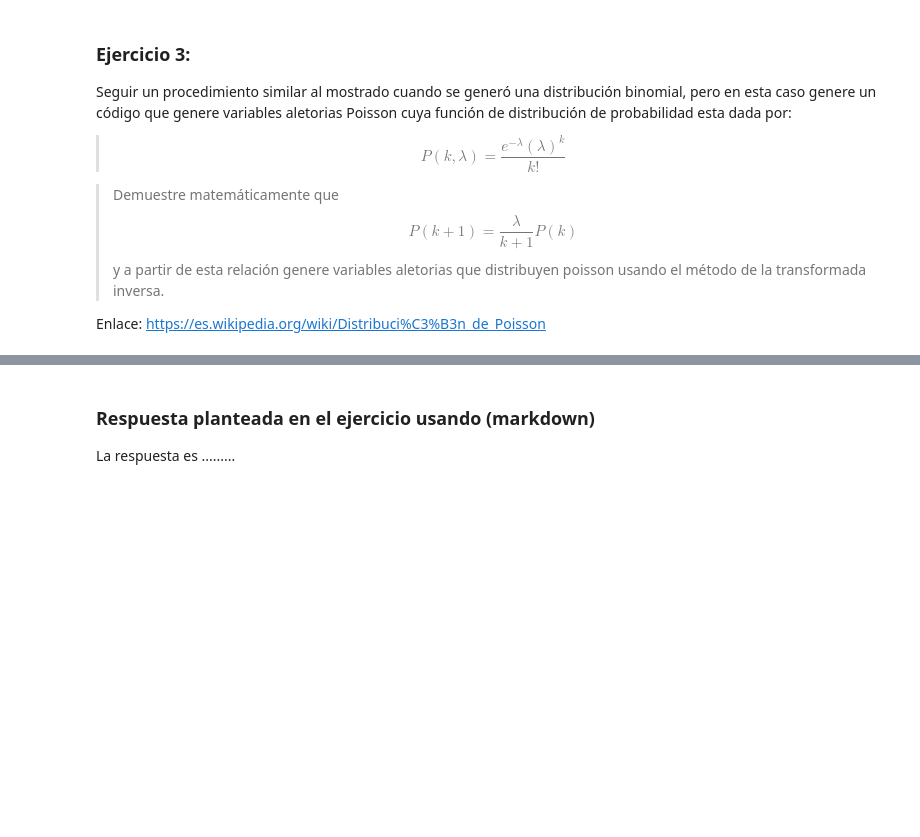
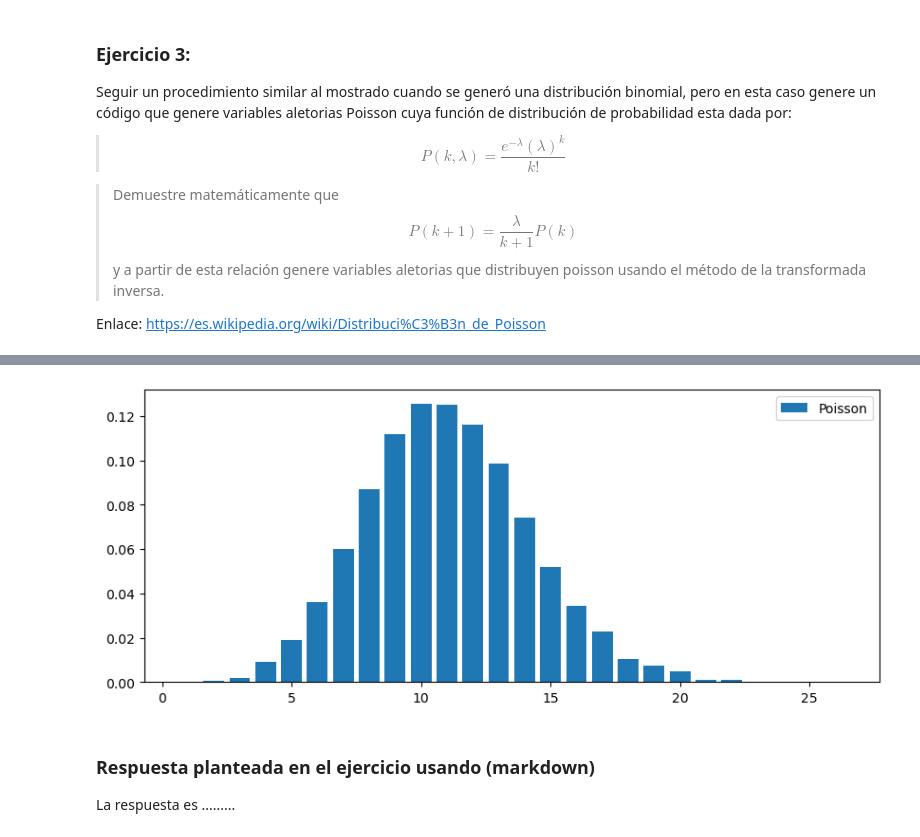
Before and after one commit to MichVT/ProyectoConjunto_MValadez_MValenzuela, a Jupyter notebook: ProyectoConjunto_MValadez_MValenzuela.ipynb, the cells around one changed output, grey strips where cells are left out. Drawn from its saved outputs; the diff is of its cells as text; code cells hidden in the pictures; blank space fills up the shorter version.

```diff
--- a/ProyectoConjunto_MValadez_MValenzuela.ipynb
+++ b/ProyectoConjunto_MValadez_MValenzuela.ipynb
@@ -136,3 +142,23 @@ Enlace: https://es.wikipedia.org/wiki/Distribuci%C3%B3n_de_Poisson
+# %%
+def P_acum(lambd,k,n):
+    Pr=np.zeros(n)
+    Pr[0]=((np.exp(-lambd))*lambd**0)/math.factorial(0)
+    def pr(k):
+        nonlocal Pr
+        Pr[k+1]=(lambd/(k+1))*Pr[k]
+
+    [pr(k)for k in range (n-1)]
+    return np.cumsum(Pr)
+
+lambd=10
+n=10**4
+k=np.arange(0,n+1)
+p_acum=P_acum(lambd,k,n)
+poisson=Gen_distr_discreta(p_acum,k,n)
+# %%
+plot_histogram_discrete(poisson,"Poisson")
+# %% [output]
+[figure, added]
 # %% [markdown]
 ### Respuesta planteada en el ejercicio usando (markdown)
  La respuesta es .........
```
Also changed, not shown: parts of 2 cells of this notebook.
